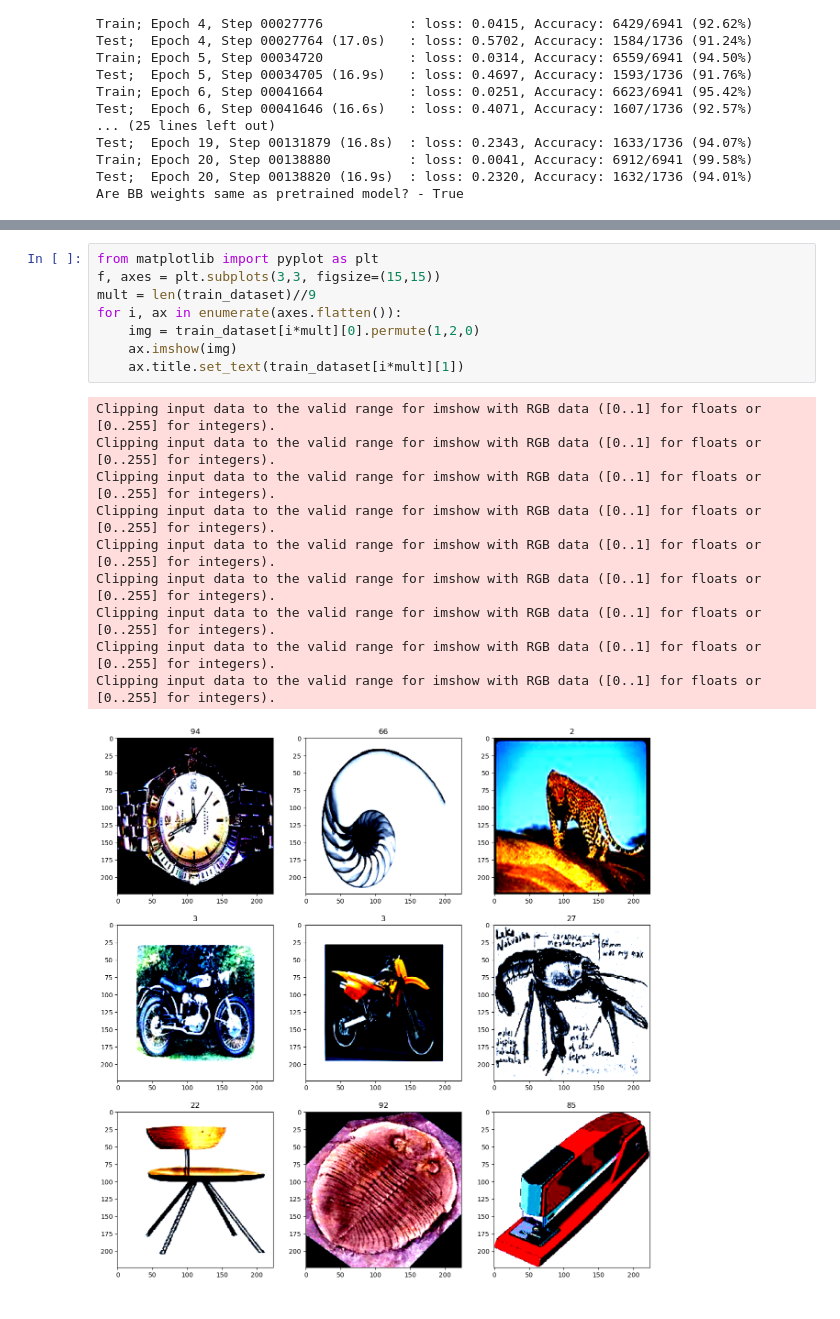
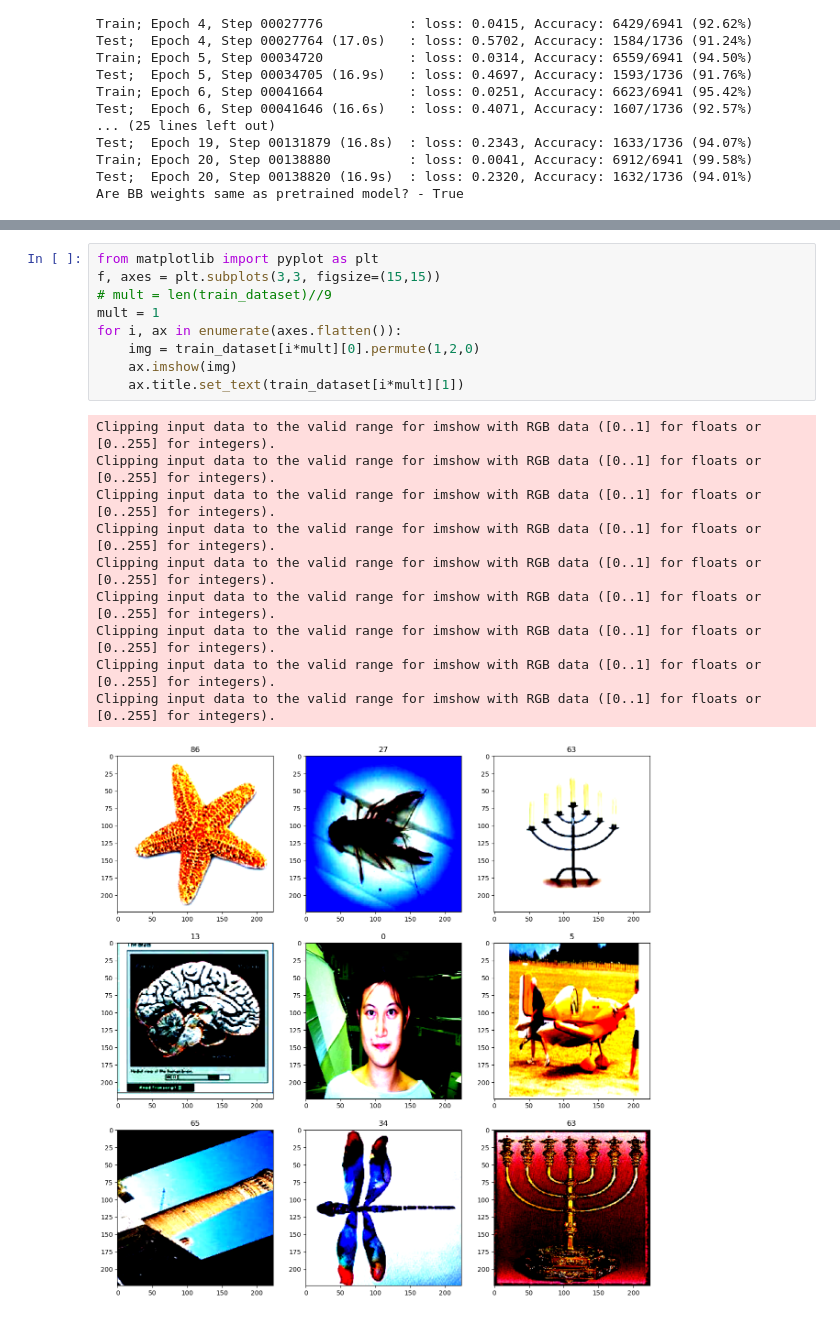
Before and after one commit to gurevichan/research, a Jupyter notebook: Finetune.ipynb, the cells around one changed output, grey strips where cells are left out. Cells and saved outputs as stored; diff of their text form.

```diff
--- a/Finetune.ipynb
+++ b/Finetune.ipynb
@@ -165,19 +307,20 @@ Are BB weights same as pretrained model? - True
 # %%
 from matplotlib import pyplot as plt
 f, axes = plt.subplots(3,3, figsize=(15,15))
-mult = len(train_dataset)//9
+# mult = len(train_dataset)//9
+mult = 1
 for i, ax in enumerate(axes.flatten()):
     img = train_dataset[i*mult][0].permute(1,2,0)
     ax.imshow(img)
     ax.title.set_text(train_dataset[i*mult][1])
 # %% [output]
 Clipping input data to the valid range for imshow with RGB data ([0..1] for floats or [0..255] for integers).
 Clipping input data to the valid range for imshow with RGB data ([0..1] for floats or [0..255] for integers).
 Clipping input data to the valid range for imshow with RGB data ([0..1] for floats or [0..255] for integers).
 Clipping input data to the valid range for imshow with RGB data ([0..1] for floats or [0..255] for integers).
 Clipping input data to the valid range for imshow with RGB data ([0..1] for floats or [0..255] for integers).
 Clipping input data to the valid range for imshow with RGB data ([0..1] for floats or [0..255] for integers).
 Clipping input data to the valid range for imshow with RGB data ([0..1] for floats or [0..255] for integers).
 Clipping input data to the valid range for imshow with RGB data ([0..1] for floats or [0..255] for integers).
 Clipping input data to the valid range for imshow with RGB data ([0..1] for floats or [0..255] for integers).
-[figure, old version]
+[figure, new version]
```
Also changed, not shown: parts of 17 cells of this notebook, 1 other file.
